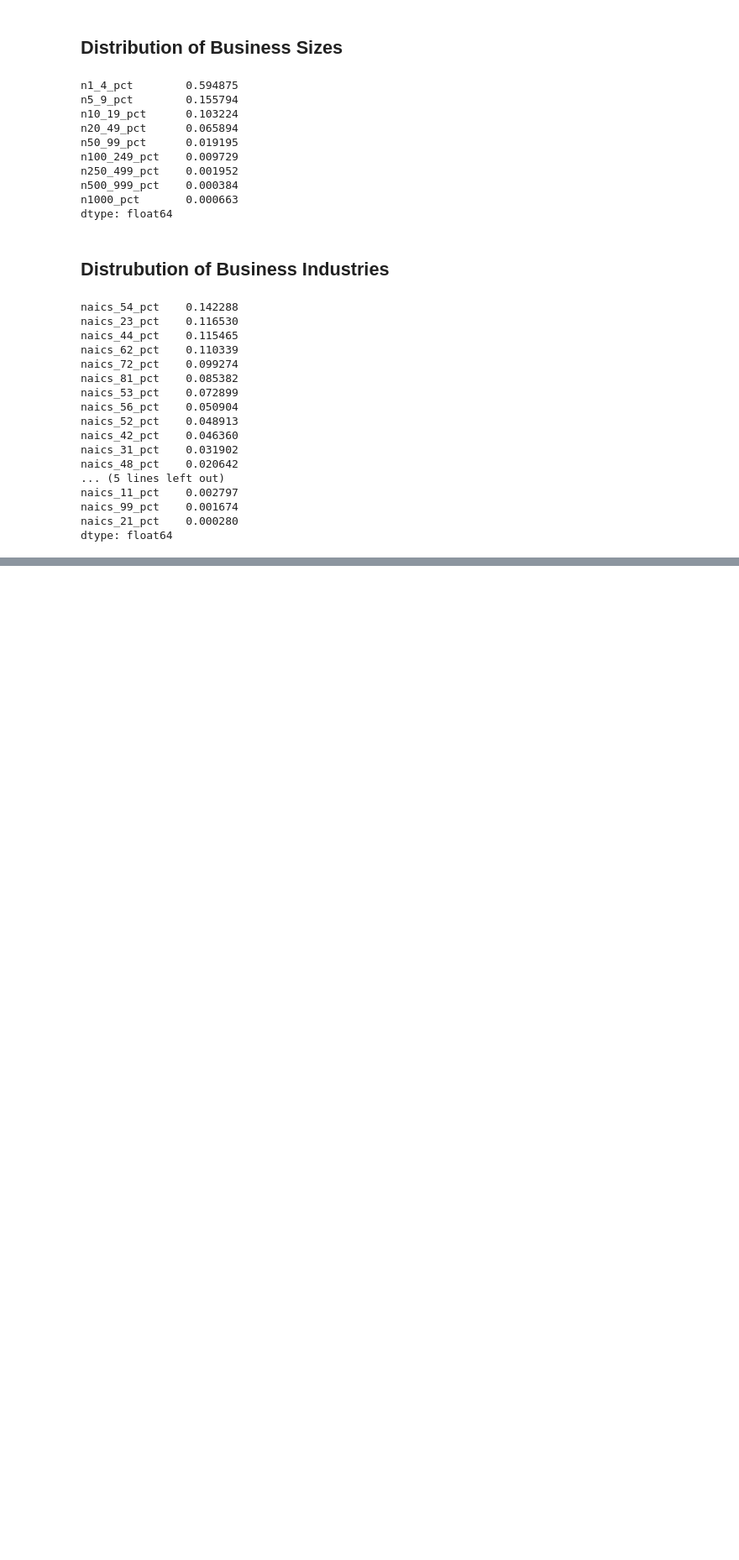
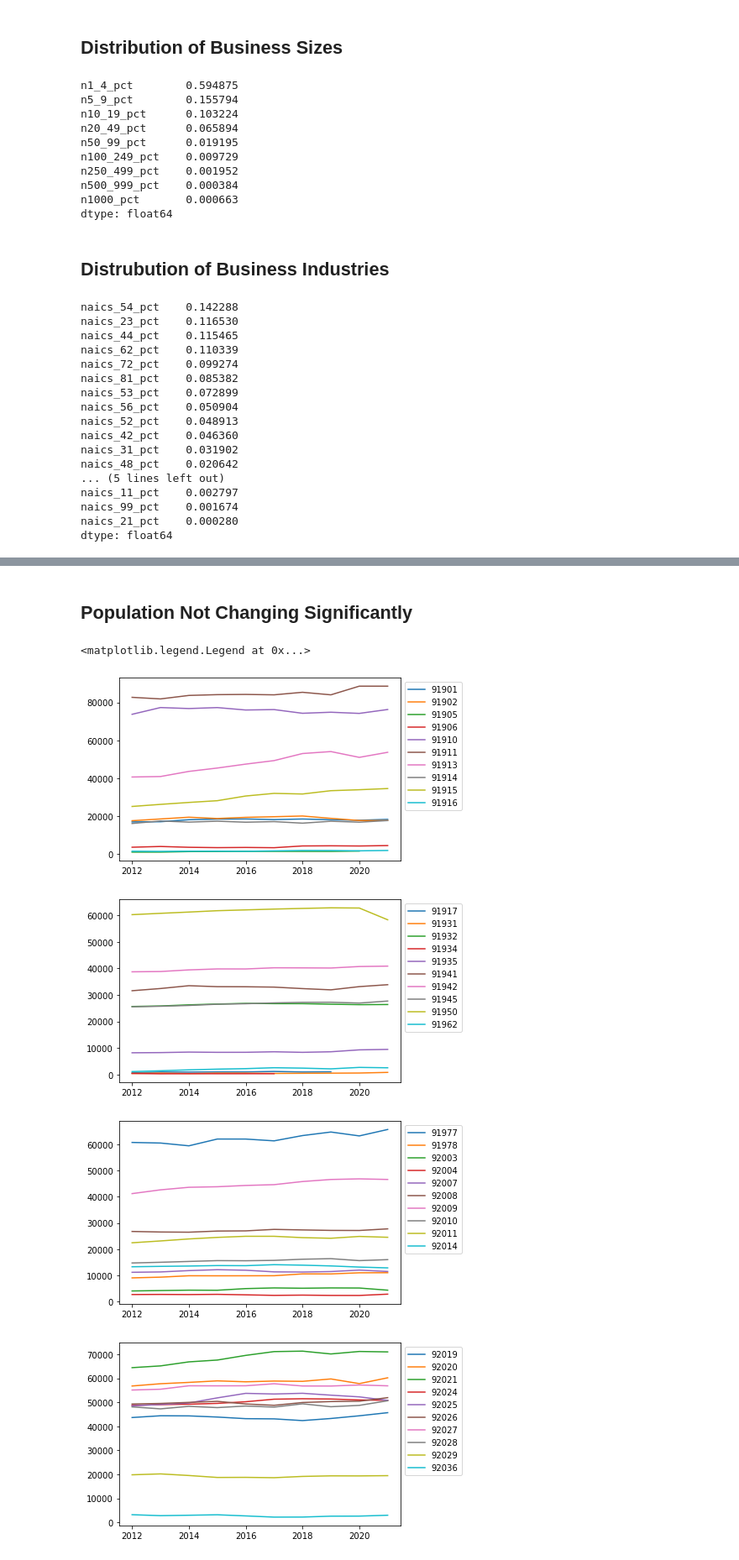
Before and after one commit to inno-apfel/DSC180A-Q1-Project, a Jupyter notebook: notebooks/development/exploration.ipynb, the cells around one changed output, grey strips where cells are left out. Shown at 84% size. Saved outputs shown, nothing was run; the diff lists cells and outputs as text; code cells hidden in the pictures; blank space fills up the shorter version.

```diff
--- a/notebooks/development/exploration.ipynb
+++ b/notebooks/development/exploration.ipynb
@@ -213,0 +296,20 @@ dtype: float64
+# %% [markdown]
+## Population Not Changing Significantly
+# %%
+i = 0
+for curr_zip in data['zip'].unique():
+    i += 1
+    curr_data = data[data['zip']==curr_zip]
+    plt.plot(curr_data['year'], curr_data['total_population'], label=curr_zip)
+
+    if i % 10 == 0:
+        plt.legend(loc='upper left', bbox_to_anchor=(1, 1))
+        plt.figure()
+
+plt.legend(loc='upper left', bbox_to_anchor=(1, 1))
+# %% [output]
+<matplotlib.legend.Legend at 0x...>
+[figure, added]
+[figure, added]
+[figure, added]
+[figure, added]
```
Also changed, not shown: parts of 27 cells of this notebook.
